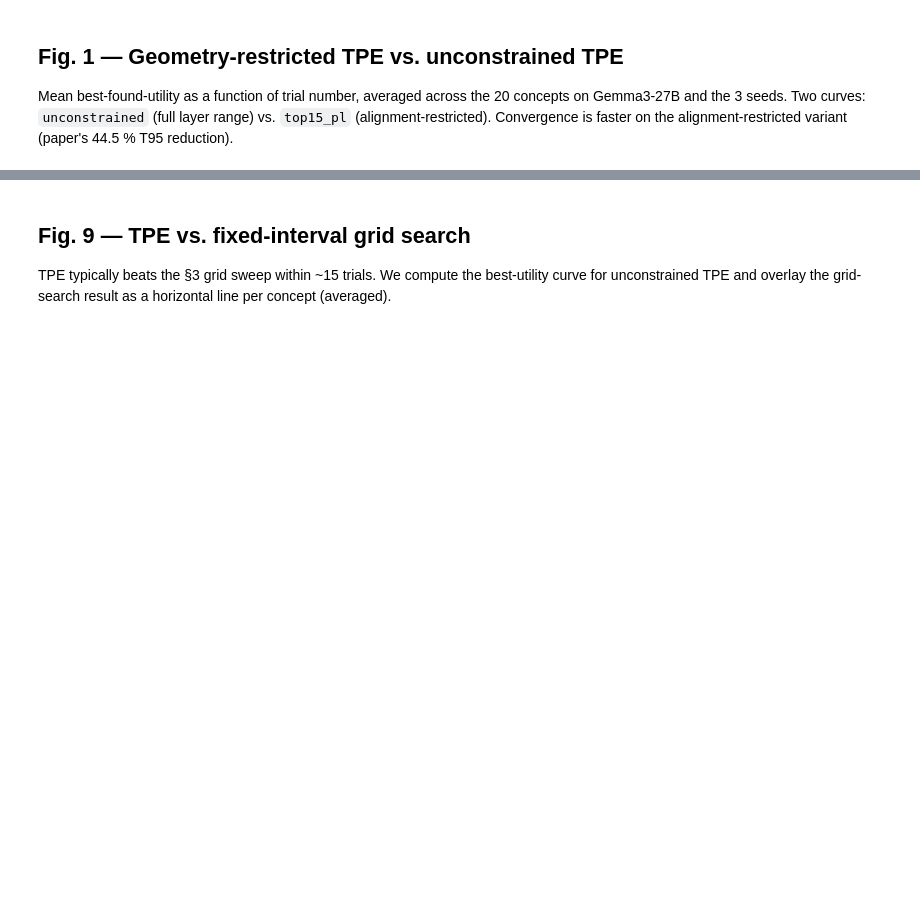
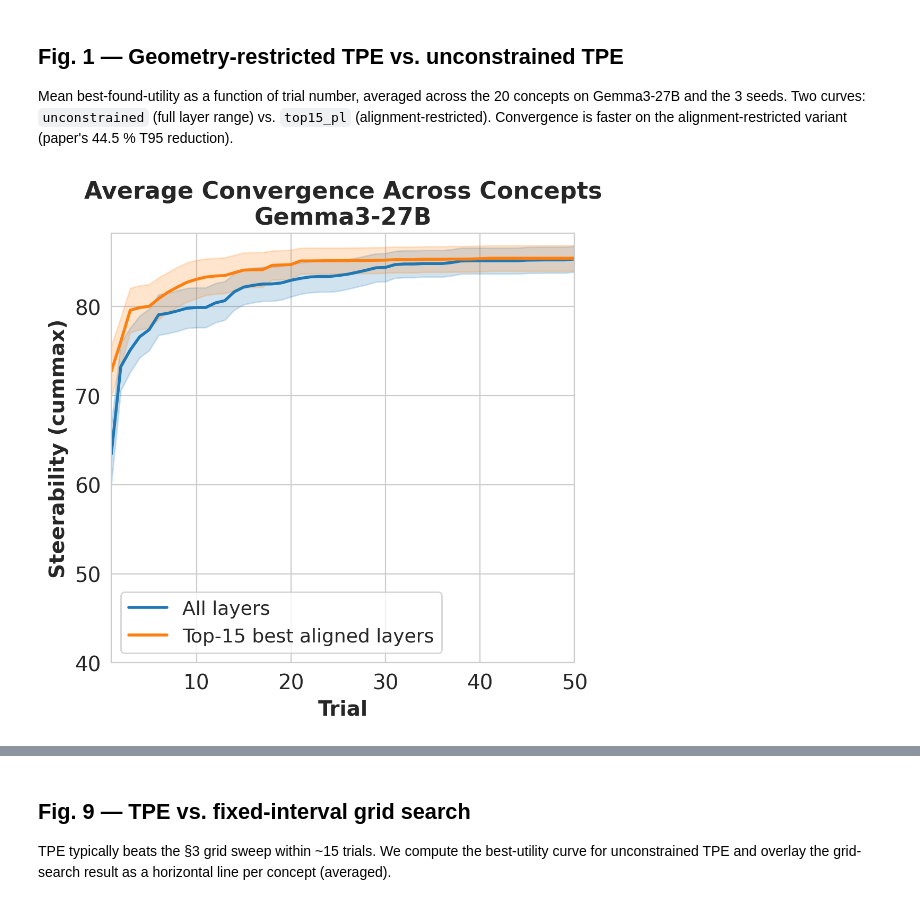
Before and after one commit to johntrob14/GRACE, a Jupyter notebook: notebooks/02_search_landscape_and_geo_search.ipynb, the cells around one changed output, grey strips where cells are left out. Drawn from its saved outputs; the diff is of its cells as text; code cells hidden in the pictures; blank space fills up the shorter version.

Commit message:
Updated results figures

```diff
--- a/notebooks/02_search_landscape_and_geo_search.ipynb
+++ b/notebooks/02_search_landscape_and_geo_search.ipynb
@@ -8,11 +8,19 @@ Reproduces paper **Fig. 1** (`geo_limited_search_improvement.png`),
 All inputs come from `results/optuna/` (TPE trial histories per seed and
 search mode) and `results/steering_evaluations/` (the §3 grid-sweep CSVs).
 # %%
+import os
 from pathlib import Path
 import matplotlib.pyplot as plt
 import numpy as np
 import pandas as pd
 import seaborn as sns
+
+# Ensure working directory is the repo root so relative paths resolve correctly.
+_repo_root = Path(__file__).resolve().parent.parent if '__file__' in dir() else Path.cwd()
+if (_repo_root / 'grace').is_dir():
+    os.chdir(_repo_root)
+elif (_repo_root.parent / 'grace').is_dir():
+    os.chdir(_repo_root.parent)
 
 from grace.analysis.load_results import load_optuna_history, load_summary_results
 from grace.analysis.t95 import t95
@@ -27,8 +35,10 @@ plt.rcParams.update({
     "figure.dpi": 200,
     "savefig.dpi": 300,
     "font.size": 14,
-    "font.weight": "bold",
     "axes.labelweight": "bold",
     "axes.titleweight": "bold",
     "figure.titleweight": "bold",
 })
+
+print(f"CWD: {Path.cwd()}")
+print(f"Concepts: {len(CONCEPTS)}")
@@ -103,54 +131,68 @@ Mean best-found-utility as a function of trial number, averaged across the
 layer range) vs. `top15_pl` (alignment-restricted). Convergence is faster on
 the alignment-restricted variant (paper's 44.5 % T95 reduction).
 # %%
-def mean_best_curve(concepts, mode):
-    """Compute mean best-value-so-far across concepts, padded to 50 trials."""
-    N_TRIALS = 50
+MODELS = {
+    'gemma3': ('google/gemma-3-27b-it', 'Gemma3-27B'),
+    'gemma2': ('google/gemma-2-2b-it', 'Gemma2-2B'),
+    'llama3': ('meta-llama/Llama-3.3-70B-Instruct', 'Llama-70B'),
+}
+N_TRIALS = 50
+
+def mean_best_curve(model_name, concepts, mode):
+    """Compute mean best-value-so-far across concepts, padded to N_TRIALS."""
     all_curves = []
     for c in concepts:
-        rows = load_optuna_history(GEMMA3, c, method='pv', mode=mode)
+        rows = load_optuna_history(model_name, c, method='pv', mode=mode)
         if not rows:
             continue
         df = pd.DataFrame(rows)
-        # Average across seeds, then get the per-trial best
         seed_curves = []
-        for seed in df['seed'].unique() if 'seed' in df.columns else [0]:
-            sdf = df[df['seed'] == seed] if 'seed' in df.columns else df
-            bv = sdf.sort_values('trial')['best_value_so_far'].values
+        for seed in df['seed'].unique():
+            sdf = df[df['seed'] == seed].sort_values('trial')
+            bv = sdf['best_value_so_far'].values
             if len(bv) < N_TRIALS:
                 bv = np.concatenate([bv, np.full(N_TRIALS - len(bv), bv[-1])])
             else:
                 bv = bv[:N_TRIALS]
             seed_curves.append(bv)
         if seed_curves:
             all_curves.append(np.mean(seed_curves, axis=0))
     if not all_curves:
         return np.array([]), np.array([]), np.array([])
     stacked = np.array(all_curves)
     mean = np.mean(stacked, axis=0)
     stderr = np.std(stacked, axis=0) / np.sqrt(len(stacked))
     x = np.arange(1, N_TRIALS + 1)
     return x, mean, stderr
 
-fig, ax = plt.subplots(figsize=(5.5, 5.5))
+for model_tag, (model_name, model_short) in MODELS.items():
+    fig, ax = plt.subplots(figsize=(5.5, 5.5))
 
-for search_label, mode, color in [
-    ('All layers', 'unconstrained', 'tab:blue'),
-    ('Top-15 best aligned layers', 'top15_pl', 'tab:orange'),
-]:
-    x, mean, stderr = mean_best_curve(CONCEPTS, mode)
-    if len(x) == 0:
-        continue
-    ax.plot(x, mean, color=color, linewidth=2, label=search_label)
-    ax.fill_between(x, mean - stderr, mean + stderr, color=color, alpha=0.2)
+    for search_label, mode, color in [
+        ('All layers', 'unconstrained', 'tab:blue'),
+        ('Top-15 best aligned layers', 'top15_pl', 'tab:orange'),
+    ]:
+        x, mean, stderr = mean_best_curve(model_name, CONCEPTS, mode)
+        if len(x) == 0:
+            continue
+        ax.plot(x, mean, color=color, linewidth=2, label=search_label)
+        ax.fill_between(x, mean - stderr, mean + stderr, color=color, alpha=0.2)
 
-ax.set_xlim(1, 50)
-ax.set_ylim(bottom=40)
-ax.set_xlabel('Trial')
-ax.set_ylabel('Steerability (cummax)')
-ax.set_title(f'Average Convergence Across Concepts\ngoogle/gemma-3-27b-it',
-             fontsize=16, fontweight='bold')
-ax.legend(fontsize=13)
-fig.tight_layout()
-fig.savefig(FIG_DIR / 'geo_limited_search_improvement.png', dpi=300, bbox_inches='tight')
-plt.show()
+    ax.set_xlim(1, N_TRIALS)
+    ax.set_ylim(bottom=40)
+    ax.set_xlabel('Trial')
+    ax.set_ylabel('Steerability (cummax)')
+    ax.set_title(f'Average Convergence Across Concepts\n{model_short}',
+                 fontsize=16, fontweight='bold')
+    ax.legend(fontsize=13)
+    fig.tight_layout()
+    fig.savefig(FIG_DIR / f'geo_limited_search_improvement_{model_tag}.png',
+                dpi=300, bbox_inches='tight')
+    plt.show()
+
+    # Also save the gemma3 version under the paper's expected filename
+    if model_tag == 'gemma3':
+        fig.savefig(FIG_DIR / 'geo_limited_search_improvement.png',
+                    dpi=300, bbox_inches='tight')
+# %% [output]
+[figure, added]
```
Also changed, not shown: parts of 4 cells of this notebook, 24 other files.
